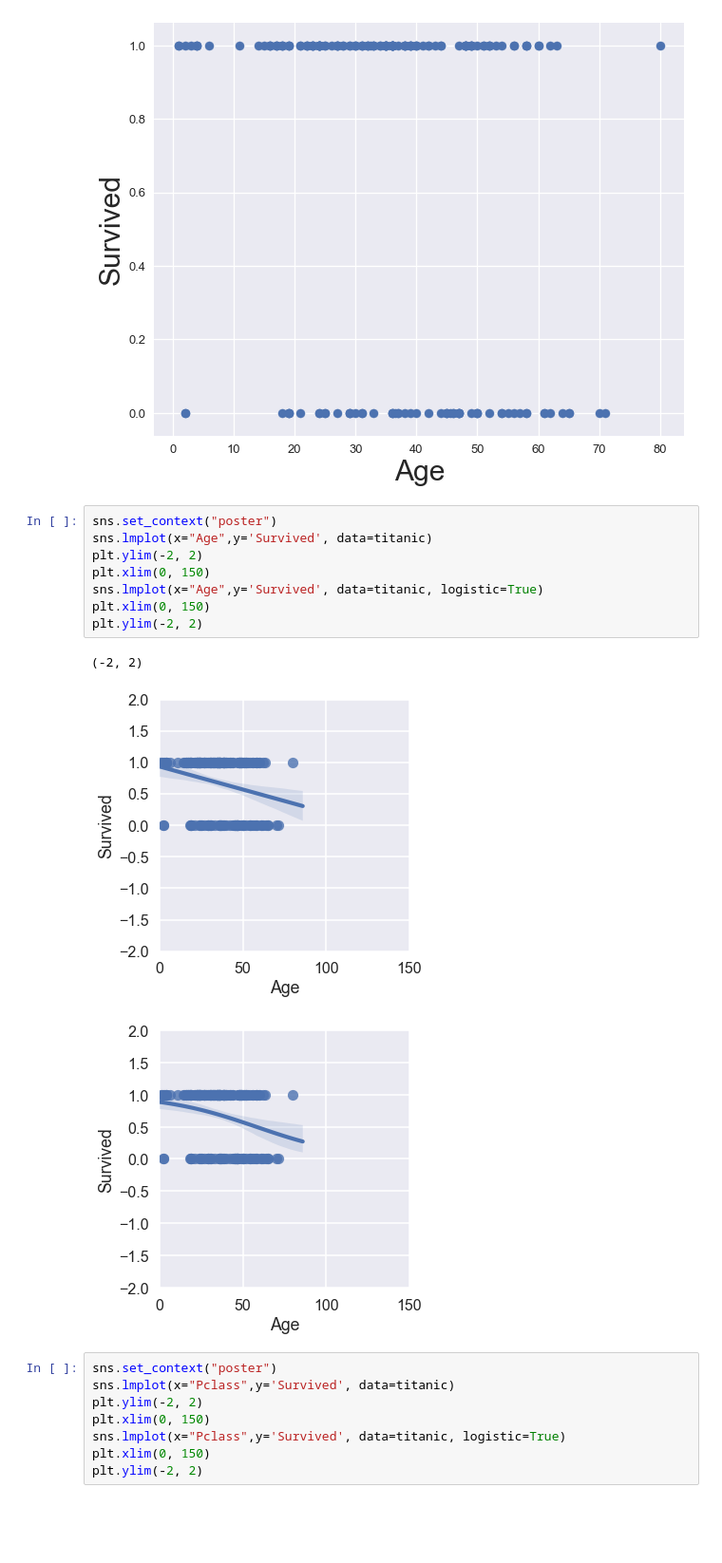
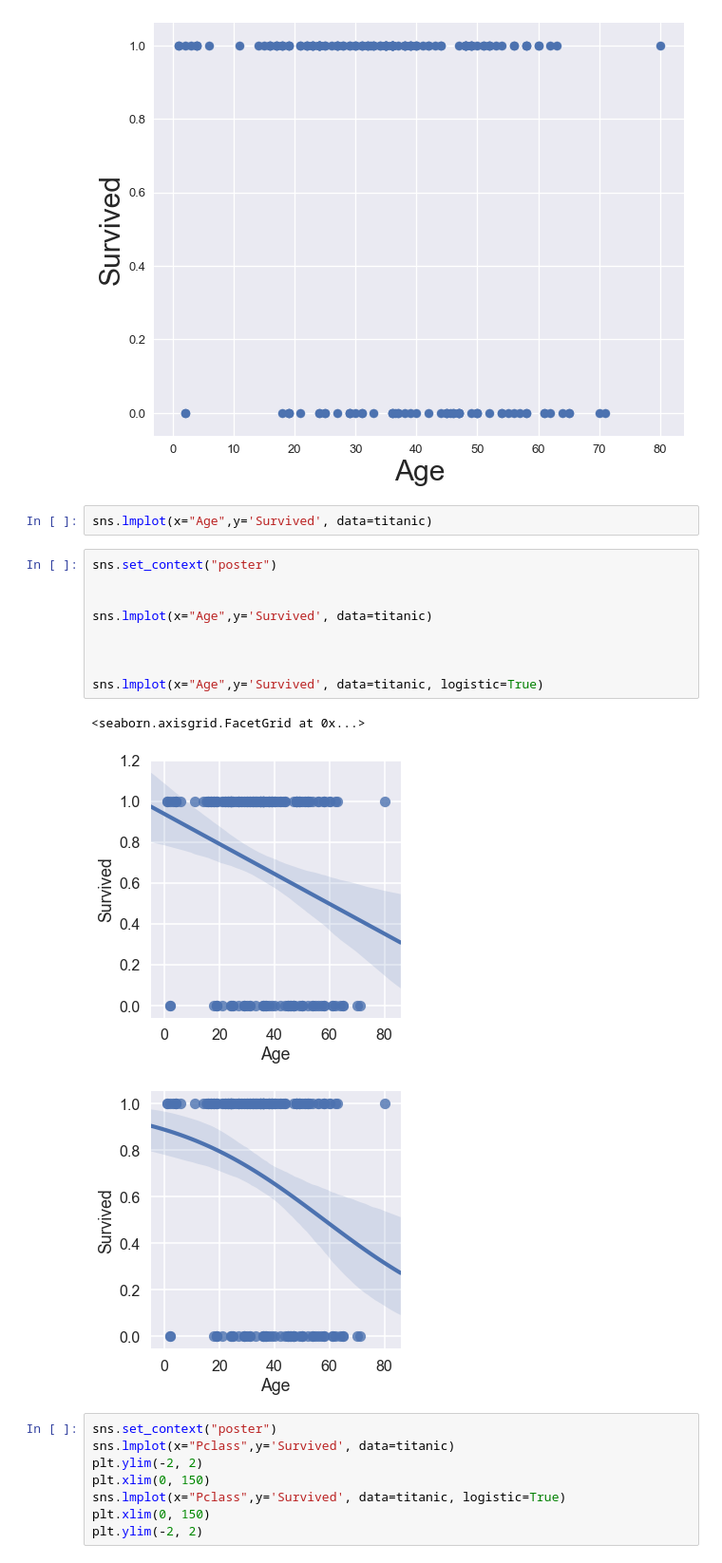
Before and after one commit to matthewbrems/old, a Jupyter notebook: projects/03-Project/starter-code/logistic-regression-ppt.ipynb, the cells around one changed output. Shown at 95% size. Drawn from its saved outputs; the diff is of its cells as text; blank space fills up the shorter version.

```diff
--- a/projects/03-Project/starter-code/logistic-regression-ppt.ipynb
+++ b/projects/03-Project/starter-code/logistic-regression-ppt.ipynb
@@ -26,18 +26,21 @@ plt.scatter(X,y)
 # %% [output]
 <matplotlib.collections.PathCollection at 0x...>
 [figure]
+# %%
+sns.lmplot(x="Age",y='Survived', data=titanic)
 # %%
 sns.set_context("poster")
+
+
 sns.lmplot(x="Age",y='Survived', data=titanic)
-plt.ylim(-2, 2)
-plt.xlim(0, 150)
+
+
+
 sns.lmplot(x="Age",y='Survived', data=titanic, logistic=True)
-plt.xlim(0, 150)
-plt.ylim(-2, 2)
 # %% [output]
-(-2, 2)
+<seaborn.axisgrid.FacetGrid at 0x...>
-[figure, old version]
+[figure, new version]
-[figure, old version]
+[figure, new version]
 # %%
 sns.set_context("poster")
 sns.lmplot(x="Pclass",y='Survived', data=titanic)
```
Also changed, not shown: 1 other file.
